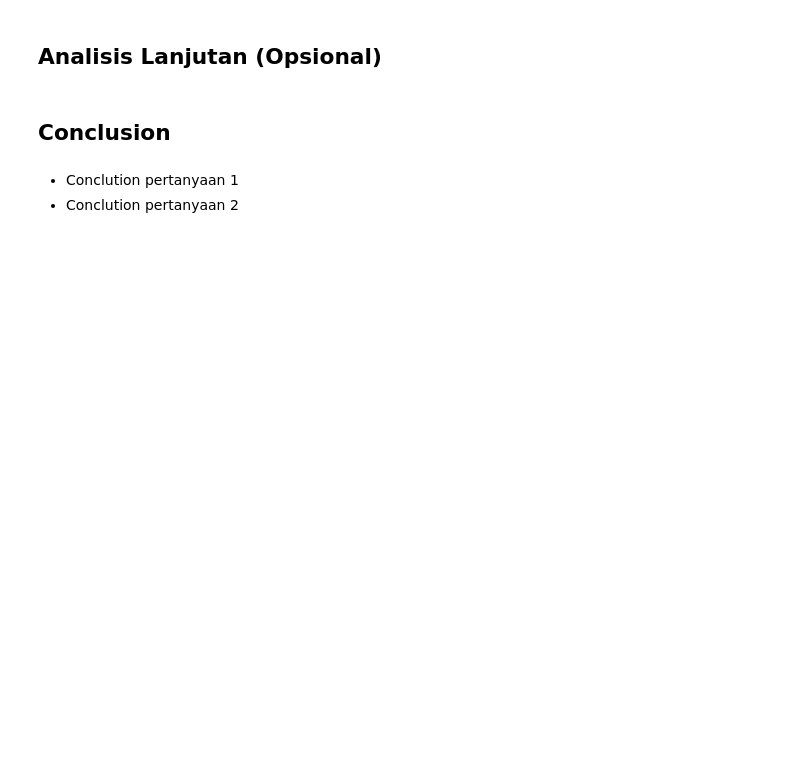
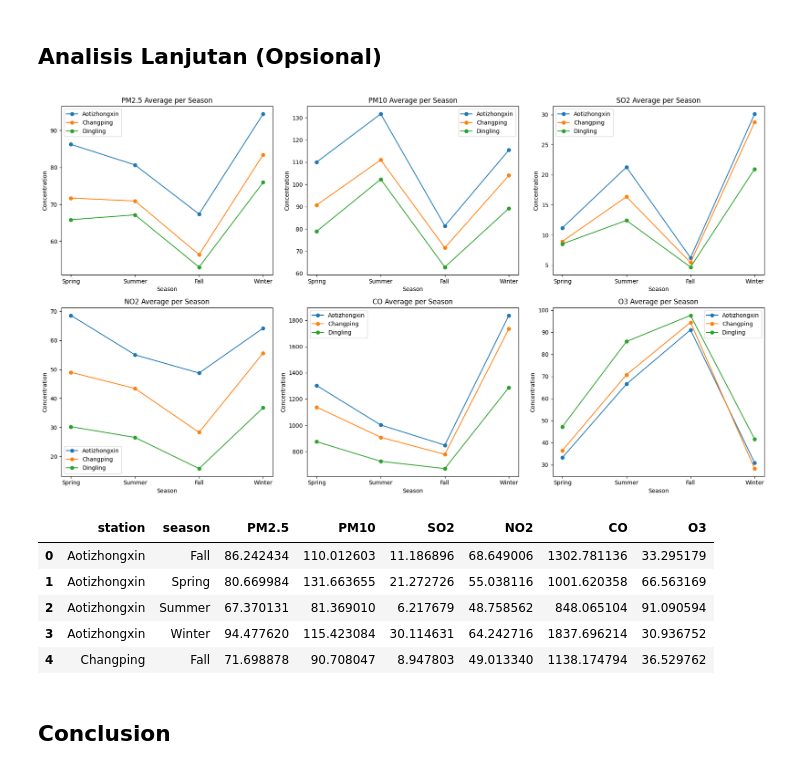
Before and after one commit to LuciferLovesMe/submission-data-analysis, a Jupyter notebook: Proyek_Analisis_Data.ipynb, the cells around one changed output. Saved outputs shown, nothing was run; the diff lists cells and outputs as text; code cells hidden in the pictures; blank space fills up the shorter version.

```diff
--- a/Proyek_Analisis_Data.ipynb
+++ b/Proyek_Analisis_Data.ipynb
@@ -453,7 +590,56 @@ Jumlah duplikasi data pada dataframe Dingling:  0
 # %% [markdown]
 ## Analisis Lanjutan (Opsional)
+# %%
+# Download all dataframe
+all_df.to_csv("all_data.csv", index=False)
+
+# Menggunakan teknik binning untuk mendapatkan air quality index tiap musim
+binning_df = all_df.copy()
+binning_df["month"] = binning_df["datetime"].dt.month
+
+def get_season(month):
+    if month in [3, 4, 5]:
+        return 'Spring'
+    elif month in [6, 7, 8]:
+        return 'Summer'
+    elif month in [9, 10, 11]:
+        return 'Fall'
+    else:
+        return 'Winter'
+
+# Tambah kolom season pada dataframe
+binning_df["season"] = binning_df["month"].apply(get_season)
+
+# Mengelompokkan data berdasarkan season dan station
+seasonal_avg = binning_df.groupby(['station', 'season'])[['PM2.5', 'PM10', 'SO2', 'NO2', 'CO', 'O3']].mean().reset_index()
+
+# Membuat visualisasi rata-rata polutan per musim untuk tiap kota
+fig, axes = plt.subplots(2, 3, figsize=(18, 10))
+pollutants = ['PM2.5', 'PM10', 'SO2', 'NO2', 'CO', 'O3']
+seasons = ['Spring', 'Summer', 'Fall', 'Winter']
+
+for i, pollutant in enumerate(pollutants):
+    ax = axes[i // 3, i % 3]
+    for station in binning_df['station'].unique():
+        data = seasonal_avg[seasonal_avg['station'] == station]
+        ax.plot(seasons, data[pollutant], marker='o', label=station)
+    ax.set_title(f'{pollutant} Average per Season')
+    ax.set_xlabel('Season')
+    ax.set_ylabel('Concentration')
+    ax.legend()
+
+plt.tight_layout()
+plt.show()
+
+# Menampilkan beberapa baris hasil binning sebagai contoh
+seasonal_avg.head()
+# %% [output]
+[figure, added]
+|  | station | season | PM2.5 | PM10 | SO2 | NO2 | CO | O3 |
+| 0 | Aotizhongxin | Fall | 86.242434 | 110.012603 | 11.186896 | 68.649006 | 1302.781136 | 33.295179 |
+| 1 | Aotizhongxin | Spring | 80.669984 | 131.663655 | 21.272726 | 55.038116 | 1001.620358 | 66.563169 |
+| 2 | Aotizhongxin | Summer | 67.370131 | 81.369010 | 6.217679 | 48.758562 | 848.065104 | 91.090594 |
+| 3 | Aotizhongxin | Winter | 94.477620 | 115.423084 | 30.114631 | 64.242716 | 1837.696214 | 30.936752 |
+| 4 | Changping | Fall | 71.698878 | 90.708047 | 8.947803 | 49.013340 | 1138.174794 | 36.529762 |
 # %% [markdown]
 ## Conclusion
-# %% [markdown]
-- Conclution pertanyaan 1
-- Conclution pertanyaan 2
```
Also changed, not shown: parts of 17 cells of this notebook, 1 other file.
